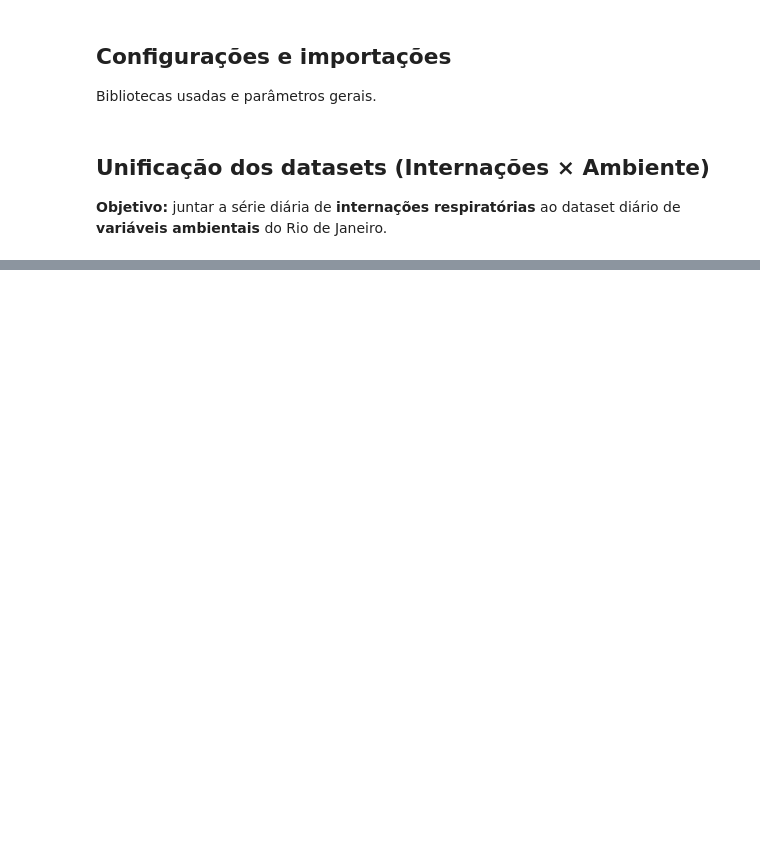
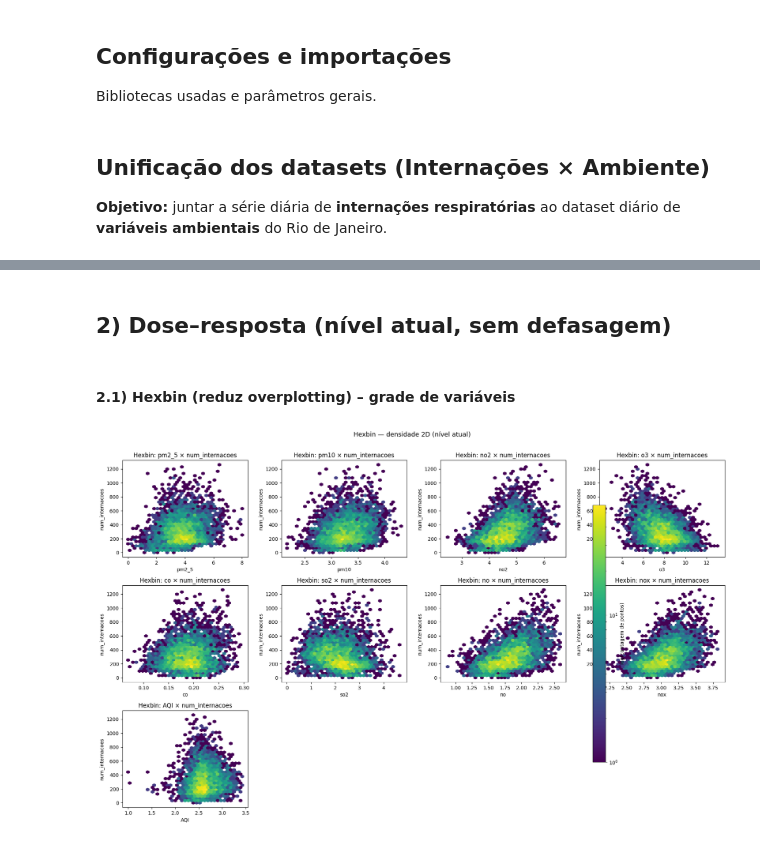
Before and after one commit to AILAB-CEFET-RJ/qualiar, a Jupyter notebook: notebooks/Analise-Correlacao/internacoes_x_qualiar.ipynb, the cells around one changed output, grey strips where cells are left out. Saved outputs shown, nothing was run; the diff lists cells and outputs as text; code cells hidden in the pictures; blank space fills up the shorter version.

```diff
--- a/notebooks/Analise-Correlacao/internacoes_x_qualiar.ipynb
+++ b/notebooks/Analise-Correlacao/internacoes_x_qualiar.ipynb
@@ -858,0 +109,35 @@ plt.show()
+# %% [markdown]
+## 2) Dose–resposta (nível atual, sem defasagem)
+# %% [markdown]
+#### 2.1) Hexbin (reduz overplotting) – grade de variáveis
+# %%
+vars_x = ['pm2_5','pm10','no2','o3','co','so2','no','nox','AQI']
+data = df_unificado[['num_internacoes'] + vars_x].dropna()
+
+n = len(vars_x)
+ncols = 4
+nrows = int(np.ceil(n / ncols))
+fig, axes = plt.subplots(nrows=nrows, ncols=ncols, figsize=(4.5*ncols, 3.7*nrows), sharey=False)
+axes = axes.ravel()
+
+mappable = None
+for i, var in enumerate(vars_x):
+    ax = axes[i]
+    hb = ax.hexbin(data[var].values, data['num_internacoes'].values,
+                gridsize=35, bins='log', mincnt=1)
+    ax.set_xlabel(var)
+    ax.set_ylabel('num_internacoes')
+    ax.set_title(f"Hexbin: {var} × num_internacoes")
+    mappable = hb
+
+for j in range(i+1, len(axes)):
+    fig.delaxes(axes[j])
+
+cbar = fig.colorbar(mappable, ax=axes[:i+1], shrink=0.85)
+cbar.set_label('log(contagem de pontos)')
+
+fig.suptitle("Hexbin — densidade 2D (nível atual)", y=1.01, fontsize=13)
+fig.tight_layout()
+plt.show()
+# %% [output]
+[figure, added]
```
Also changed, not shown: parts of 36 cells of this notebook, 3 other files.
